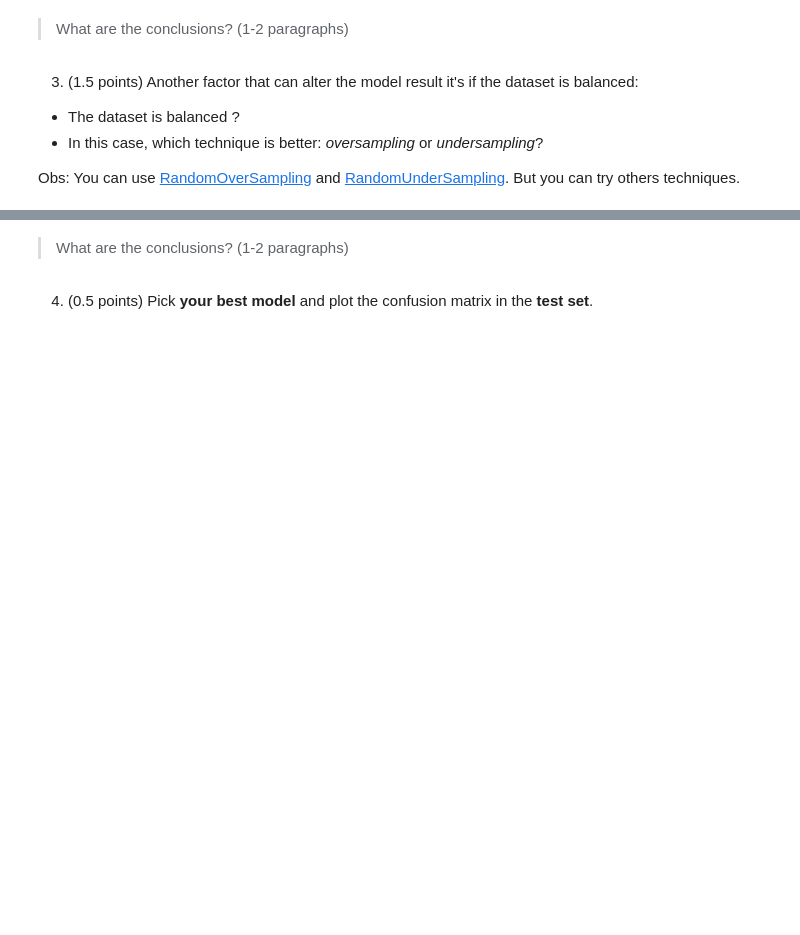
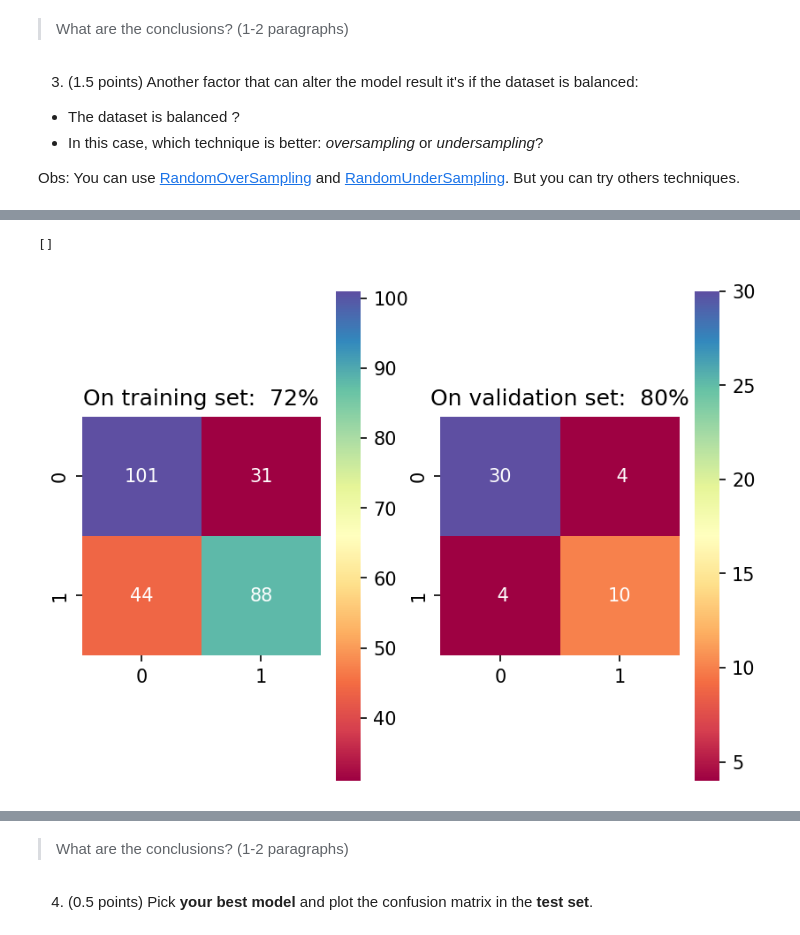
Before and after one commit to DanielGardin/MO444, a Jupyter notebook: T2_Classical_Techniques.ipynb, the cells around one changed output, grey strips where cells are left out. Drawn from its saved outputs; the diff is of its cells as text; code cells hidden in the pictures; blank space fills up the shorter version.

```diff
--- a/T2_Classical_Techniques.ipynb
+++ b/T2_Classical_Techniques.ipynb
@@ -735,0 +686,31 @@ Obs: You can use [RandomOverSampling](https://imbalanced-learn.org/stable/refere
+# %%
+over_model = LogisticRegression()
+
+over_model.fit(X_overtrain, y_overtrain)
+
+def confusion_matrix(y_true, y_pred):
+    matrix = np.zeros((2,2))
+
+    for i in range(len(y_true)):
+        matrix[y_true[i], y_pred[i]] += 1
+
+    return matrix
+
+
+fig, axs = plt.subplots(ncols=2, dpi=150)
+
+y_pred = over_model.predict(X_overtrain)
+
+C = confusion_matrix(y_overtrain, y_pred)
+sns.heatmap(C, cmap='Spectral', annot=True, fmt='2.0f', square=True, ax=axs[0])
+axs[0].set_title(f'On training set: {100* balanced_accuracy_score(y_overtrain, y_pred) : 2.0f}%')
+
+y_pred = over_model.predict(X_val)
+
+C = confusion_matrix(y_val, y_pred)
+sns.heatmap(C, cmap='Spectral', annot=True, fmt='2.0f', square=True, ax=axs[1])
+axs[1].set_title(f'On validation set: {100* balanced_accuracy_score(y_val, y_pred) : 2.0f}%')
+plt.plot()
+# %% [output]
+[]
+[figure, added]
```
Also changed, not shown: parts of 17 cells of this notebook.
